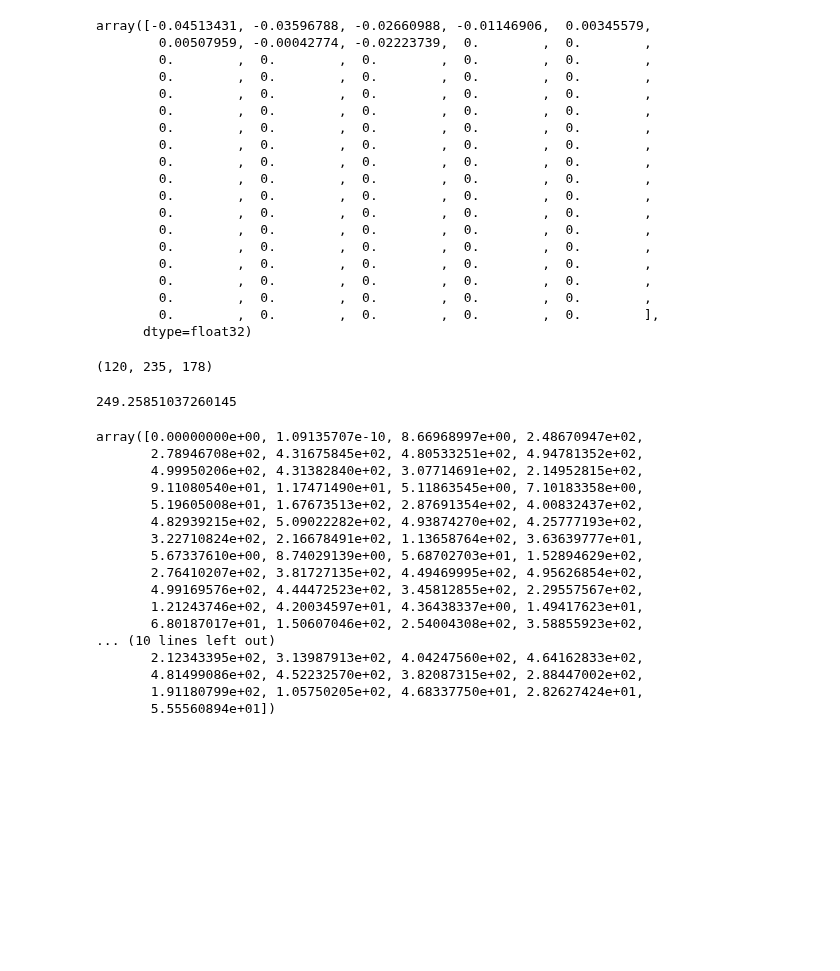
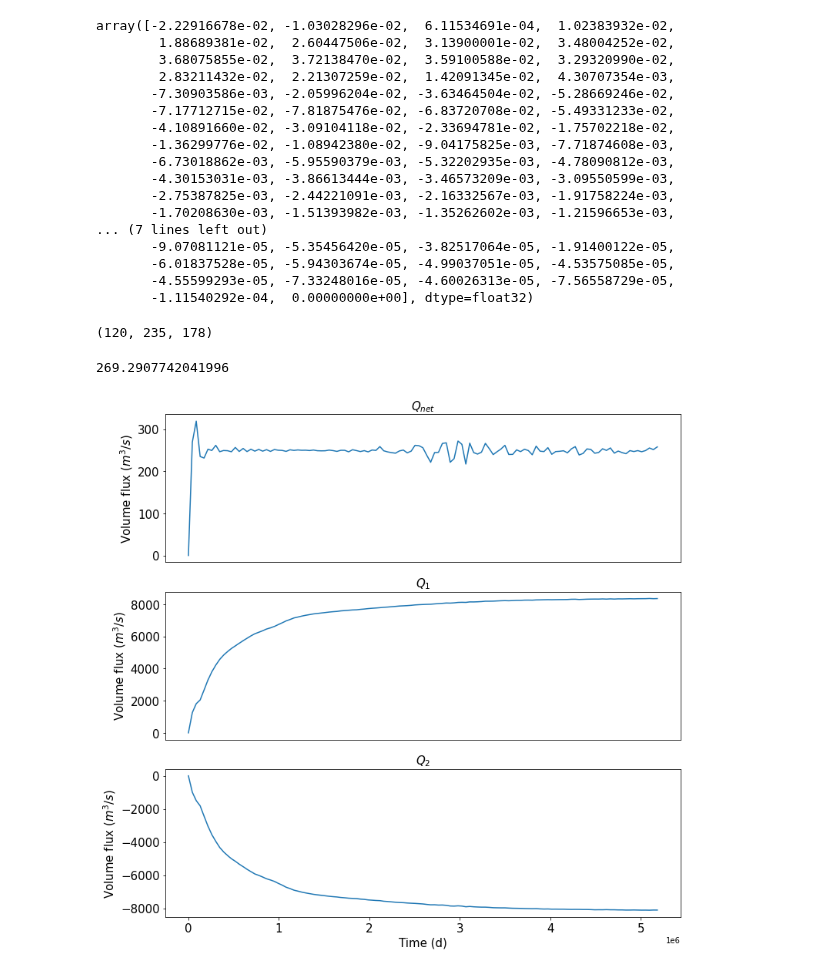
Before and after one commit to weiyangbao/Jupyter-Iceplume, a Jupyter notebook: Q12Test.ipynb, the cells around one changed output. Saved outputs shown, nothing was run; the diff lists cells and outputs as text; code cells hidden in the pictures; blank space fills up the shorter version.

```diff
--- a/Q12Test.ipynb
+++ b/Q12Test.ipynb
@@ -5,25 +5,25 @@ import numpy as np
 import matplotlib.pyplot as plt
 import os
 # %%
-sd = 1 # Sill depth
+sd = 5 # Sill depth
 #/Volumes/Extreme SSD/MITgcm outputs
 #/work/oceans/wbao/MITgcm_results/iceplume/fjord_test
 #/Users/weiyangbao/.CMVolumes/Caviness-group/iceplume/
-file1 = xr.open_dataset('/work/oceans/wbao/MITgcm_results/iceplume/4_Sz_minhs/state_' + str(format(sd,'03d')) + '.nc')
+file1 = xr.open_dataset('/work/oceans/wbao/MITgcm_results/iceplume/1_BaseCase/state_' + str(format(sd,'03d')) + '.nc')
 #file2 = xr.open_dataset('/work/oceans/wbao/MITgcm_results/iceplume/shallow_fjord01/icefrntA_' + str(format(sd,'03d')) + '.nc')
 T0 = 0
 Tn = len(file1.T) # T0=275~Tn includes N=5 tidal periods (T=12.4 h)
 # X=range(1,120), Xp1=range(1,121), Y=range(30,39), Yp1=range(30,40)
 #state1 = file1.isel(T=range(T0,Tn)) # Remove the boundary walls and the shelf region
 state1 = file1.isel(T=~file1.get_index("T").duplicated())
-grid1 = xr.open_dataset('/work/oceans/wbao/MITgcm_results/iceplume/4_Sz_minhs/grid_' + str(format(sd,'03d')) + '.nc')
+grid1 = xr.open_dataset('/work/oceans/wbao/MITgcm_results/iceplume/1_BaseCase/grid_' + str(format(sd,'03d')) + '.nc')
 #file2 = xr.open_dataset('/Users/weiyangbao/Documents/Model_outputs/qf-tide-hourly/state_' + str(format(sd,'03d')) + '.nc')
 #state2 = file2.isel(X=range(120), Xp1=range(121), Y=range(30,39), Yp1=range(30,40)) # Remove the boundary walls and the shelf region
 #grid2 = xr.open_dataset('/Users/weiyangbao/Documents/Model_outputs/qf-tide-hourly/grid_' + str(format(sd,'03d')) + '.nc')
 
 time1 = state1.T.data
 #time2 = state2.T.data / 86400
-xs = 178
+xs = 235
 u1 = state1.U.data[:,:,:,xs]
 #u2 = state2.U.data[:,:,:,xs]
 #u = state1.U.data[T0,:,5,xs]
@@ -59,25 +59,23 @@ HFacC = grid1.HFacC
 #time1
 u1[10,:,40]
 # %% [output]
-array([-0.04513431, -0.03596788, -0.02660988, -0.01146906,  0.00345579,
-        0.00507959, -0.00042774, -0.02223739,  0.        ,  0.        ,
-        0.        ,  0.        ,  0.        ,  0.        ,  0.        ,
-        0.        ,  0.        ,  0.        ,  0.        ,  0.        ,
-        0.        ,  0.        ,  0.        ,  0.        ,  0.        ,
-        0.        ,  0.        ,  0.        ,  0.        ,  0.        ,
-        0.        ,  0.        ,  0.        ,  0.        ,  0.        ,
-        0.        ,  0.        ,  0.        ,  0.        ,  0.        ,
-        0.        ,  0.        ,  0.        ,  0.        ,  0.        ,
-        0.        ,  0.        ,  0.        ,  0.        ,  0.        ,
-        0.        ,  0.        ,  0.        ,  0.        ,  0.        ,
-        0.        ,  0.        ,  0.        ,  0.        ,  0.        ,
-        0.        ,  0.        ,  0.        ,  0.        ,  0.        ,
-        0.        ,  0.        ,  0.        ,  0.        ,  0.        ,
-        0.        ,  0.        ,  0.        ,  0.        ,  0.        ,
-        0.        ,  0.        ,  0.        ,  0.        ,  0.        ,
-        0.        ,  0.        ,  0.        ,  0.        ,  0.        ,
-        0.        ,  0.        ,  0.        ,  0.        ,  0.        ],
-      dtype=float32)
+array([-2.22916678e-02, -1.03028296e-02,  6.11534691e-04,  1.02383932e-02,
+        1.88689381e-02,  2.60447506e-02,  3.13900001e-02,  3.48004252e-02,
+        3.68075855e-02,  3.72138470e-02,  3.59100588e-02,  3.29320990e-02,
+        2.83211432e-02,  2.21307259e-02,  1.42091345e-02,  4.30707354e-03,
+       -7.30903586e-03, -2.05996204e-02, -3.63464504e-02, -5.28669246e-02,
+       -7.17712715e-02, -7.81875476e-02, -6.83720708e-02, -5.49331233e-02,
+       -4.10891660e-02, -3.09104118e-02, -2.33694781e-02, -1.75702218e-02,
+       -1.36299776e-02, -1.08942380e-02, -9.04175825e-03, -7.71874608e-03,
+       -6.73018862e-03, -5.95590379e-03, -5.32202935e-03, -4.78090812e-03,
+       -4.30153031e-03, -3.86613444e-03, -3.46573209e-03, -3.09550599e-03,
+       -2.75387825e-03, -2.44221091e-03, -2.16332567e-03, -1.91758224e-03,
+       -1.70208630e-03, -1.51393982e-03, -1.35262602e-03, -1.21596653e-03,
+... (7 lines left out)
+       -9.07081121e-05, -5.35456420e-05, -3.82517064e-05, -1.91400122e-05,
+       -6.01837528e-05, -5.94303674e-05, -4.99037051e-05, -4.53575085e-05,
+       -4.55599293e-05, -7.33248016e-05, -4.60026313e-05, -7.56558729e-05,
+       -1.11540292e-04,  0.00000000e+00], dtype=float32)
 # %%
 def IFA_shallow(datapath, case_id):
     # Grid areas
@@ -164,27 +162,9 @@ for t in range(len(time1)):
 np.mean(Q1out[1]+Q1in[1])
 #Q1in[[35,38]], Q1out[[35,38]]
 # %% [output]
-249.25851037260145
+269.2907742041996
 # %%
 Q1out + Q1in
-# %% [output]
-array([0.00000000e+00, 1.09135707e-10, 8.66968997e+00, 2.48670947e+02,
-       2.78946708e+02, 4.31675845e+02, 4.80533251e+02, 4.94781352e+02,
-       4.99950206e+02, 4.31382840e+02, 3.07714691e+02, 2.14952815e+02,
-       9.11080540e+01, 1.17471490e+01, 5.11863545e+00, 7.10183358e+00,
-       5.19605008e+01, 1.67673513e+02, 2.87691354e+02, 4.00832437e+02,
-       4.82939215e+02, 5.09022282e+02, 4.93874270e+02, 4.25777193e+02,
-       3.22710824e+02, 2.16678491e+02, 1.13658764e+02, 3.63639777e+01,
-       5.67337610e+00, 8.74029139e+00, 5.68702703e+01, 1.52894629e+02,
-       2.76410207e+02, 3.81727135e+02, 4.49469995e+02, 4.95626854e+02,
-       4.99169576e+02, 4.44472523e+02, 3.45812855e+02, 2.29557567e+02,
-       1.21243746e+02, 4.20034597e+01, 4.36438337e+00, 1.49417623e+01,
-       6.80187017e+01, 1.50607046e+02, 2.54004308e+02, 3.58855923e+02,
-... (10 lines left out)
-       2.12343395e+02, 3.13987913e+02, 4.04247560e+02, 4.64162833e+02,
-       4.81499086e+02, 4.52232570e+02, 3.82087315e+02, 2.88447002e+02,
-       1.91180799e+02, 1.05750205e+02, 4.68337750e+01, 2.82627424e+01,
-       5.55560894e+01])
 # %%
 #fig_path = "/Users/weiyangbao/Documents/Results_Figs/VolumeTest/"
 #if not os.path.exists(fig_path):
@@ -193,34 +173,36 @@ array([0.00000000e+00, 1.09135707e-10, 8.66968997e+00, 2.48670947e+02,
 fig, (ax1, ax2, ax3) = plt.subplots(3,1, sharex=True, figsize=(12,12))
 ax1.plot(time1,Q1in+Q1out, label='ConserveMass OFF')
 #ax1.plot(time,Q2in+Q2out, label='ConserveMass ON')
 ax1.set_title('$Q_{net}$', size=15, weight='bold')
 #ax1.legend(loc = 'best', fontsize=15)
 ax1.tick_params(labelsize=15)
 ax1.xaxis.set_visible(False)
 ax1.set_ylabel('Volume flux ($m^3/s$)', size=15)
 
 
 ax2.plot(time1,Q1out, label='ConserveMass OFF')
 #ax2.plot(time,Q2out, label='ConserveMass ON')
 #ax2.axvline(x=275, color='b',lw=2)
 
 ax2.set_title('$Q_1$', size=15, weight='bold')
 #ax2.legend(loc = 'best', fontsize=15)
 ax2.tick_params(labelsize=15)
 ax2.xaxis.set_visible(False)
 ax2.set_ylabel('Volume flux ($m^3/s$)', size=15)
 
 
 ax3.plot(time1,Q1in, label='ConserveMass OFF')
 #ax3.plot(time,Q2in, label='ConserveMass ON')
 #ax3.axvline(x=275, color='b',lw=2)
 ax3.set_title('$Q_2$', size=15, weight='bold')
 #ax3.legend(loc = 'best', fontsize=15)
 ax3.tick_params(labelsize=15)
 
 ax3.set_xlabel('Time (d)', size=15)
 ax3.set_ylabel('Volume flux ($m^3/s$)', size=15)
-Q1in+Q1out
+plt.show()
+# %% [output]
+[figure, added]
 # %%
 N = np.arange(1,41,1)
 N / 1.03505, time1[-1], time1[90]
```
Also changed, not shown: 6 other files.
